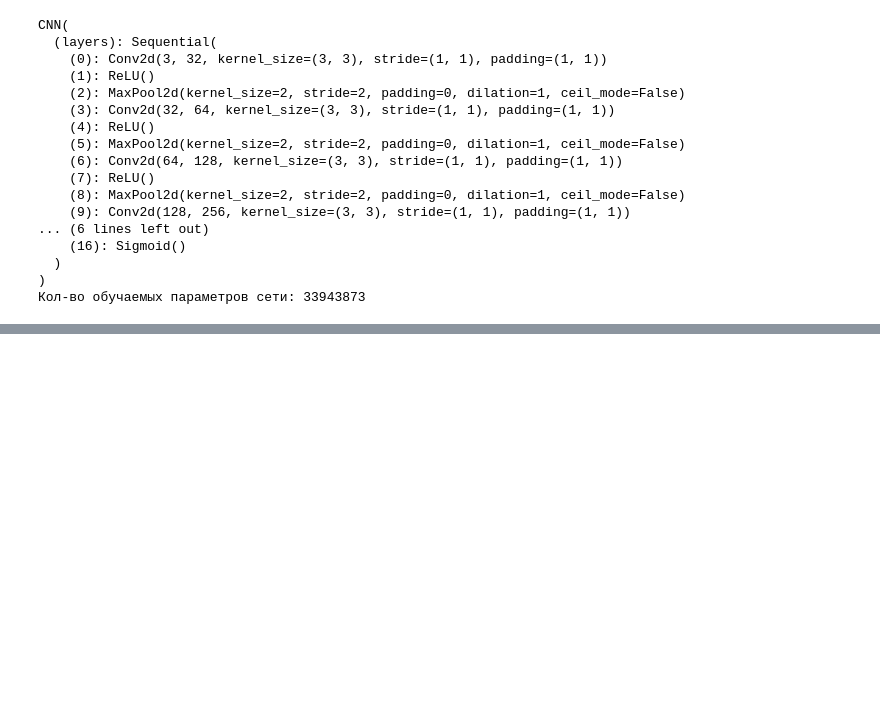
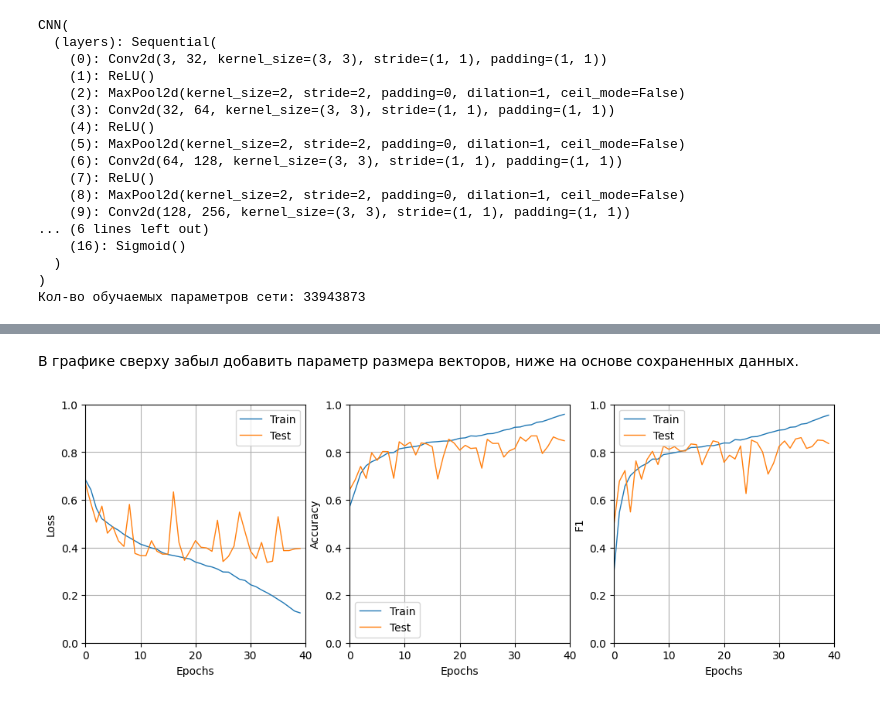
Before and after one commit to khosta77/TP_DL2024, a Jupyter notebook: HW3/lecture3_hw.ipynb, the cells around one changed output, grey strips where cells are left out. Drawn from its saved outputs; the diff is of its cells as text; code cells hidden in the pictures; blank space fills up the shorter version.

```diff
--- a/HW3/lecture3_hw.ipynb
+++ b/HW3/lecture3_hw.ipynb
@@ -99,8 +99,8 @@ transform = transforms.Compose([
 
 full_data = ImageFolder(data_dir, transform=transform)
 
-train_size = int(0.95 * len(full_data))
-test_size = int(0.05 * len(full_data))
+train_size = int(0.015625 * len(full_data)) # Половина для обучения
+test_size = int(0.001 * len(full_data))
 del_size = len(full_data) - train_size - test_size
 print(f'train_size = {train_size}\ntest_size = {test_size}\nnot_use = {del_size}')
 
@@ -367,7 +369,7 @@ class Model:
     def _f1(self, labels):
         return self._f1_score(self._pred, labels)
 
-    def train(self, train_loader, test_loader, epochs):
+    def train(self, train_loader, test_loader, epochs, accurate_break=0.951):
         train_loss_epochs, train_accuracy_epochs, train_f1_epochs = [], [], []
         test_loss_epochs, test_accuracy_epochs, test_f1_epochs = [], [], []
 
@@ -419,6 +421,12 @@ class Model:
                 f'F1: {train_f1_epochs[-1]:.3f}/{test_f1_epochs[-1]:.3f}, ',
                 f't: {(time.time() - start_time):.3f} s'
             )
+
+            if train_accuracy_epochs[-1] >= accurate_break and test_accuracy_epochs[-1] >= accurate_break:
+                print('На обучающей и тестовой выборке достигли желаемого результата.\n',
+                      'Чтобы не израходовать ресурсы машины:\t break')
+                break
+
         plotLAF(
             train_loss_epochs, test_loss_epochs,
             train_accuracy_epochs, test_accuracy_epochs,
@@ -504,0 +523,4 @@ Epoch [12/25] (Train/Test)  Loss: 0.443/0.476,  Accuracy: 0.798/0.797,  F1: 0.77
+# %%
+%%time
+model = Model(cnn, criterion, optimizer)
+tr_r, ts_r, tr_ac_r, ts_ac_r, tr_f1_r, ts_f1_r = model.train(train_loader, test_loader, 40)
@@ -505,2 +541,8 @@ Epoch [12/25] (Train/Test)  Loss: 0.443/0.476,  Accuracy: 0.798/0.797,  F1: 0.77
+# %% [markdown]
+В графике сверху забыл добавить параметр размера векторов, ниже на основе сохраненных данных.
+# %%
+plotLAF(tr_r, ts_r, tr_ac_r, ts_ac_r, tr_f1_r, ts_f1_r, 40)
+# %% [output]
+[figure, added]
 # %% [markdown]
 **Вывод:**
```
Also changed, not shown: parts of 11 cells of this notebook.
